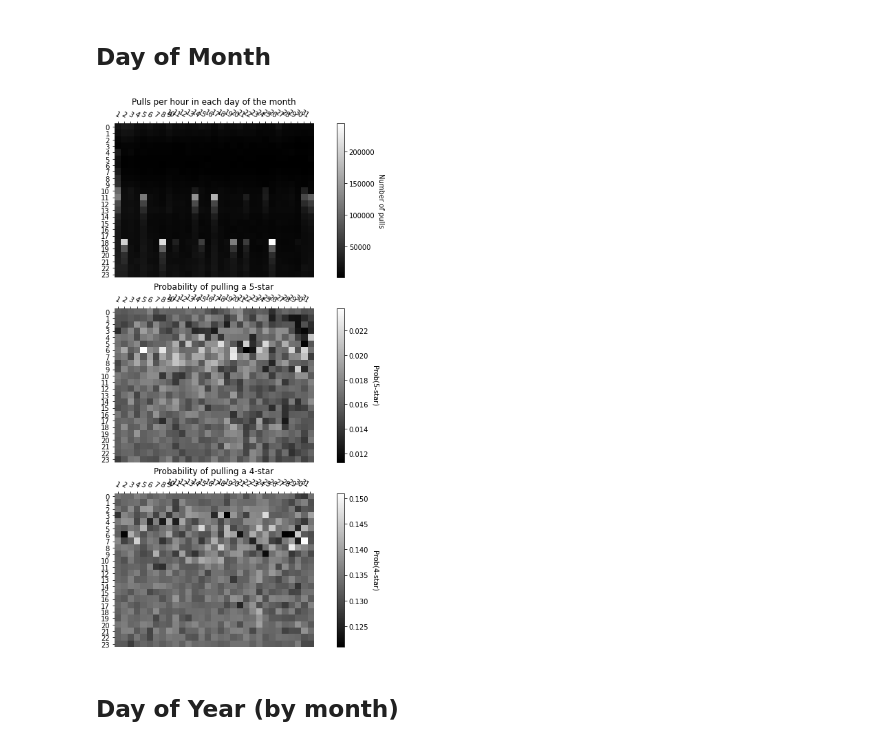
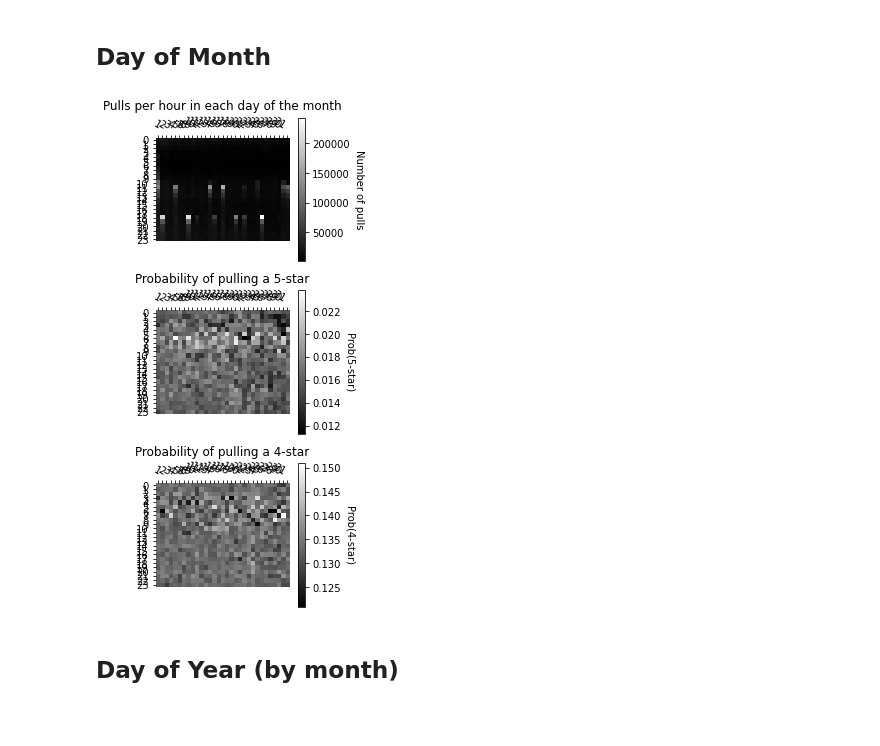
Before and after one commit to justnawat/optimized-genshin-pulling, a Jupyter notebook: Optimized Genshin Pulls.ipynb, the cells around one changed output. Drawn from its saved outputs; the diff is of its cells as text; code cells hidden in the pictures; blank space fills up the shorter version.

```diff
--- a/Optimized Genshin Pulls.ipynb
+++ b/Optimized Genshin Pulls.ipynb
@@ -68,6 +68,11 @@ RELEASE_DATE = date(2020, 9, 28)
 time_since_release = (date.today() - RELEASE_DATE)
 days_since_release = time_since_release.days
 months_since_release = days_since_release // 30
+
+WEEK_FIGSIZE = (12, 8)
+MONTH_FIGSIZE = (3, 9)
+YEAR_FIGSIZE = (24, 18)
+DSR_FIGSIZE = (24, 24)
 # %% [markdown]
 ## Functions used to transform the data
 # %%
@@ -211,14 +216,14 @@ plt.show()
 # %%
 total_dom = transform_func(full_df, dom_transformer, (24, 31))
 all_dom, all_fives, all_fours = total_dom
-_, (ax1, ax2, ax3) = plt.subplots(3, figsize=(12, 14))
+_, (ax1, ax2, ax3) = plt.subplots(3, figsize=MONTH_FIGSIZE)
 
 dom_heatmap(all_dom, ax1, "Number of pulls",
             "Pulls per hour in each day of the month")
 dom_heatmap(all_fives, ax2, "Prob(5-star)", "Probability of pulling a 5-star")
 dom_heatmap(all_fours, ax3, "Prob(4-star)", "Probability of pulling a 4-star")
 # %% [output]
-[figure, old version]
+[figure, new version]
 # %% [markdown]
 ## Day of Year (by month)
 # %%
```
Also changed, not shown: parts of 23 cells of this notebook.
